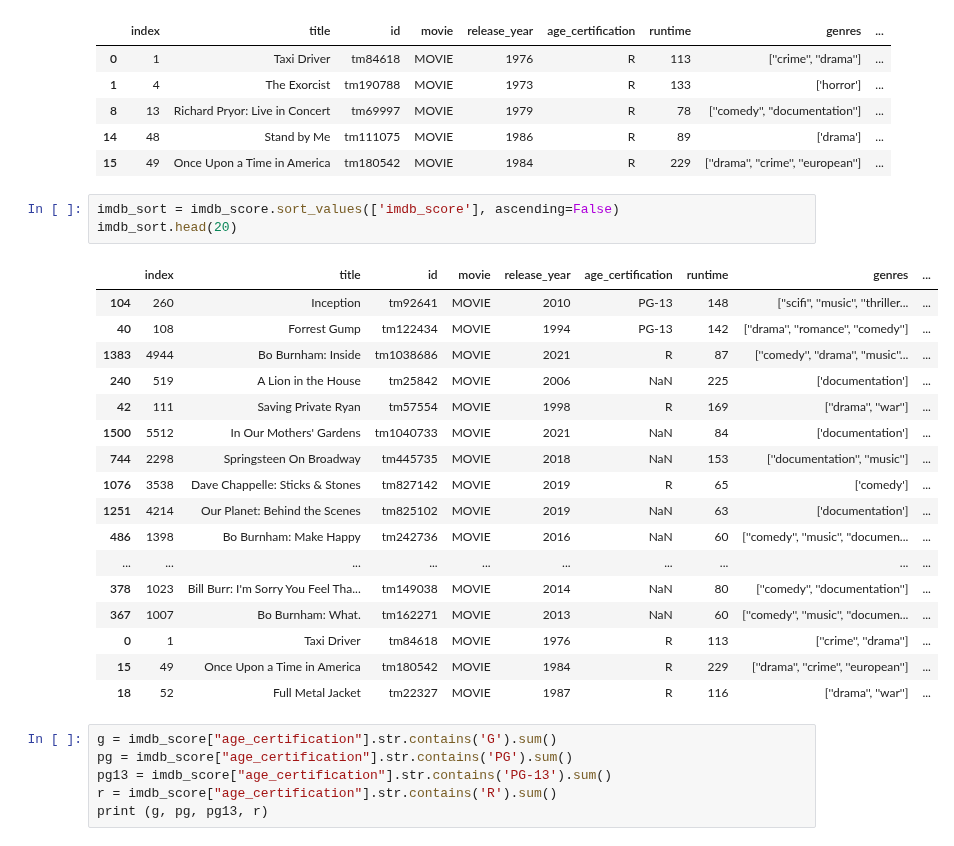
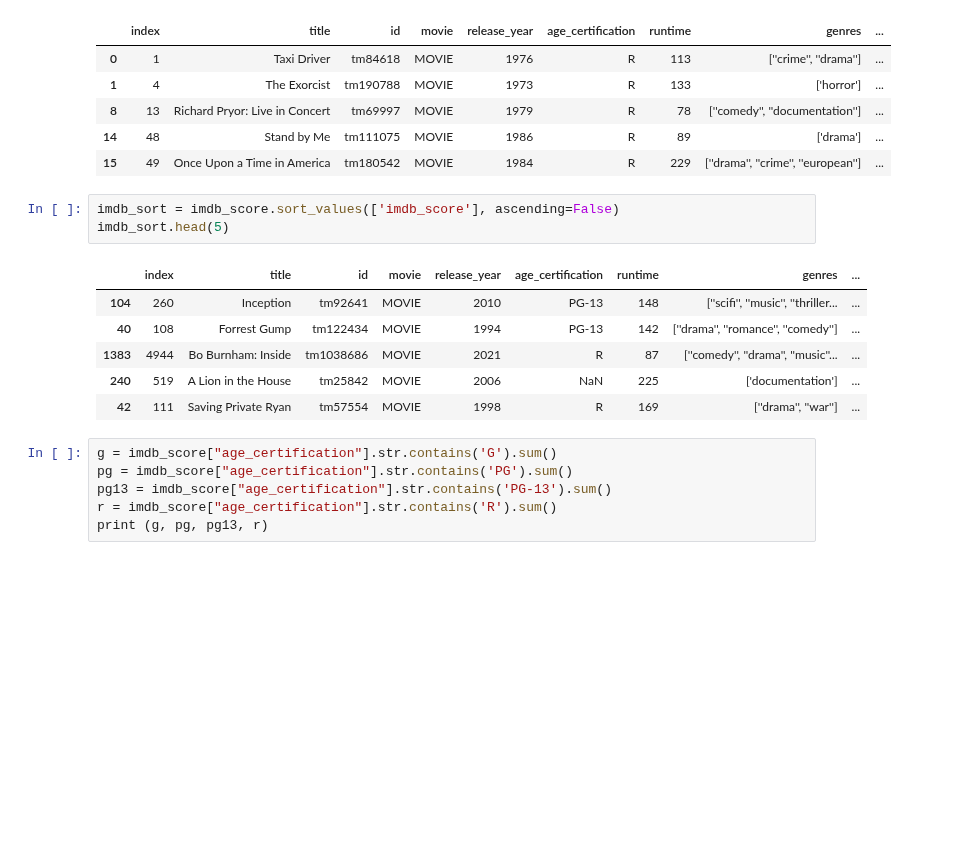
Before and after one commit to jgcarter421/Netflix, a Jupyter notebook: Notebook/top_categories.ipynb, the cells around one changed output. Saved outputs shown, nothing was run; the diff lists cells and outputs as text; blank space fills up the shorter version.

```diff
--- a/Notebook/top_categories.ipynb
+++ b/Notebook/top_categories.ipynb
@@ -19,25 +19,14 @@ imdb_score.head()
 | 15 | 49 | Once Upon a Time in America | tm180542 | MOVIE | 1984 | R | 229 | [''drama'', ''crime'', ''european''] | ... |
 # %%
 imdb_sort = imdb_score.sort_values(['imdb_score'], ascending=False)
-imdb_sort.head(20)
+imdb_sort.head(5)
 # %% [output]
 |  | index | title | id | movie | release_year | age_certification | runtime | genres | ... |
 | 104 | 260 | Inception | tm92641 | MOVIE | 2010 | PG-13 | 148 | [''scifi'', ''music'', ''thriller... | ... |
 | 40 | 108 | Forrest Gump | tm122434 | MOVIE | 1994 | PG-13 | 142 | [''drama'', ''romance'', ''comedy''] | ... |
 | 1383 | 4944 | Bo Burnham: Inside | tm1038686 | MOVIE | 2021 | R | 87 | [''comedy'', ''drama'', ''music''... | ... |
 | 240 | 519 | A Lion in the House | tm25842 | MOVIE | 2006 | NaN | 225 | ['documentation'] | ... |
 | 42 | 111 | Saving Private Ryan | tm57554 | MOVIE | 1998 | R | 169 | [''drama'', ''war''] | ... |
-| 1500 | 5512 | In Our Mothers' Gardens | tm1040733 | MOVIE | 2021 | NaN | 84 | ['documentation'] | ... |
-| 744 | 2298 | Springsteen On Broadway | tm445735 | MOVIE | 2018 | NaN | 153 | [''documentation'', ''music''] | ... |
-| 1076 | 3538 | Dave Chappelle: Sticks & Stones | tm827142 | MOVIE | 2019 | R | 65 | ['comedy'] | ... |
-| 1251 | 4214 | Our Planet: Behind the Scenes | tm825102 | MOVIE | 2019 | NaN | 63 | ['documentation'] | ... |
-| 486 | 1398 | Bo Burnham: Make Happy | tm242736 | MOVIE | 2016 | NaN | 60 | [''comedy'', ''music'', ''documen... | ... |
-| ... | ... | ... | ... | ... | ... | ... | ... | ... | ... |
-| 378 | 1023 | Bill Burr: I'm Sorry You Feel Tha... | tm149038 | MOVIE | 2014 | NaN | 80 | [''comedy'', ''documentation''] | ... |
-| 367 | 1007 | Bo Burnham: What. | tm162271 | MOVIE | 2013 | NaN | 60 | [''comedy'', ''music'', ''documen... | ... |
-| 0 | 1 | Taxi Driver | tm84618 | MOVIE | 1976 | R | 113 | [''crime'', ''drama''] | ... |
-| 15 | 49 | Once Upon a Time in America | tm180542 | MOVIE | 1984 | R | 229 | [''drama'', ''crime'', ''european''] | ... |
-| 18 | 52 | Full Metal Jacket | tm22327 | MOVIE | 1987 | R | 116 | [''drama'', ''war''] | ... |
 # %%
 g = imdb_score["age_certification"].str.contains('G').sum()
 pg = imdb_score["age_certification"].str.contains('PG').sum()
```
Also changed, not shown: parts of 8 cells of this notebook.
